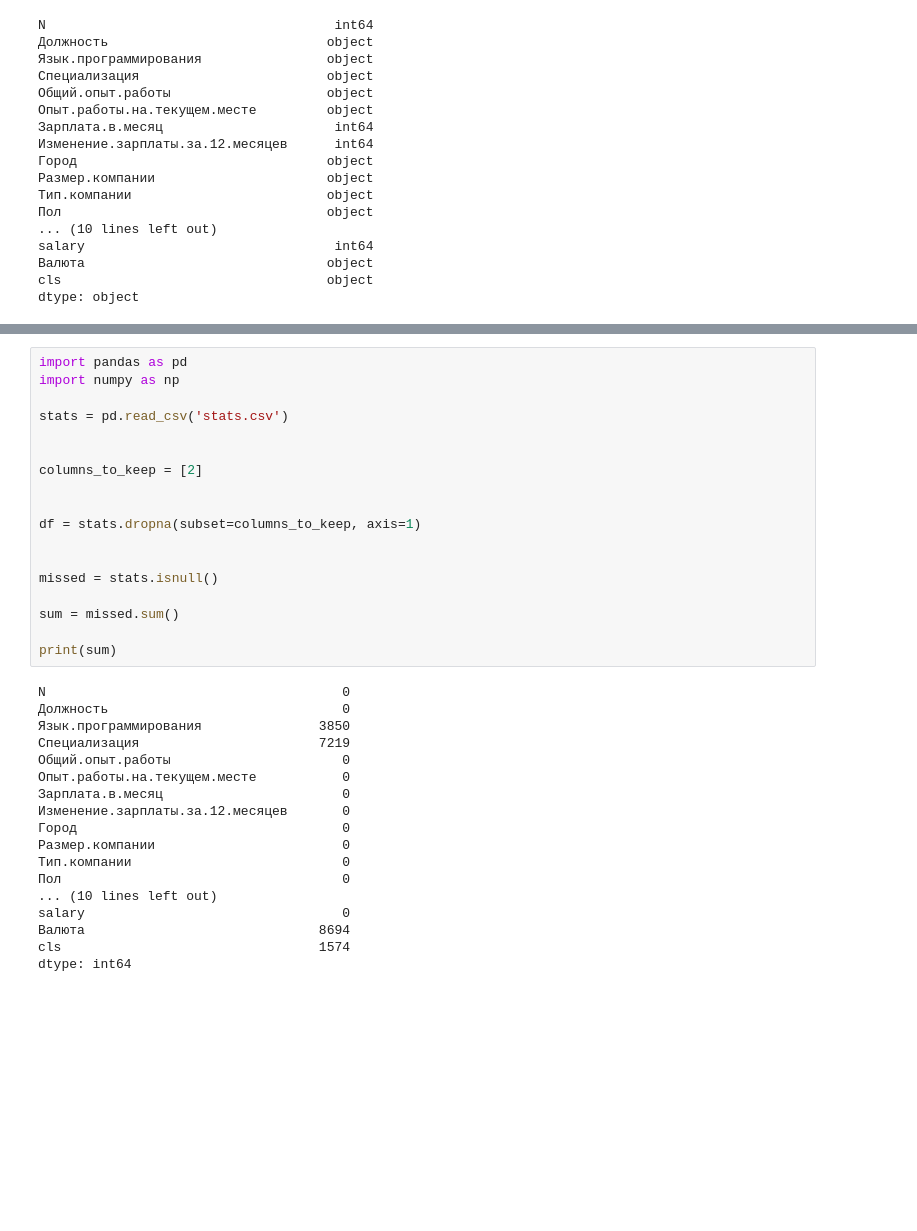
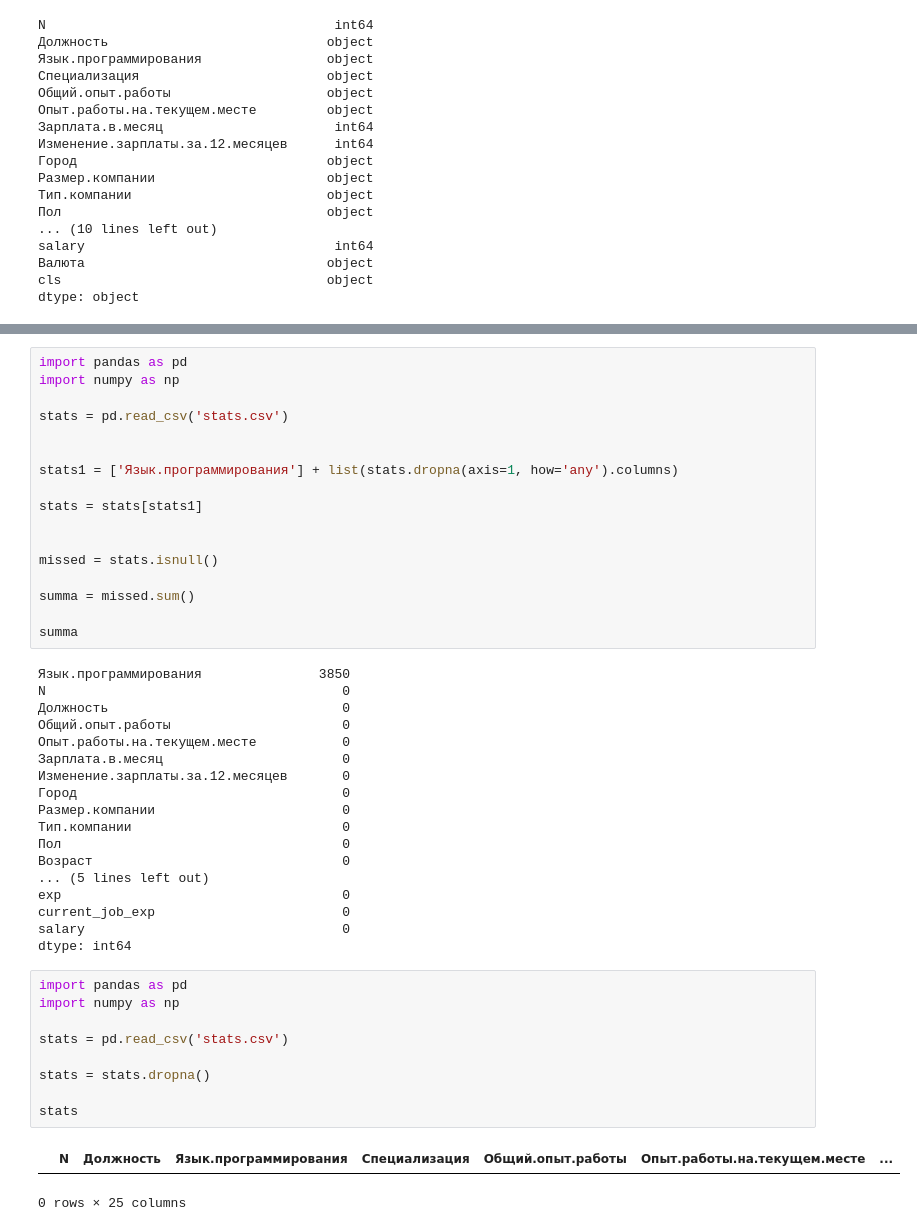
Before and after one commit to RomanTutskyi/Hw2, a Jupyter notebook: Hw2.2.ipynb, the cells around one changed output, grey strips where cells are left out. Cells and saved outputs as stored; diff of their text form; blank space fills up the shorter version.

```diff
--- a/Hw2.2.ipynb
+++ b/Hw2.2.ipynb
@@ -143,22 +149,20 @@ import numpy as np
 stats = pd.read_csv('stats.csv')
 
 
-columns_to_keep = [2]
+stats1 = ['Язык.программирования'] + list(stats.dropna(axis=1, how='any').columns)
 
-
-df = stats.dropna(subset=columns_to_keep, axis=1)
+stats = stats[stats1]
 
 
 missed = stats.isnull()
 
-sum = missed.sum()
+summa = missed.sum()
 
-print(sum)
+summa
 # %% [output]
+Язык.программирования               3850
 N                                      0
 Должность                              0
-Язык.программирования               3850
-Специализация                       7219
 Общий.опыт.работы                      0
 Опыт.работы.на.текущем.месте           0
 Зарплата.в.месяц                       0
@@ -167,8 +171,21 @@ N                                      0
 Размер.компании                        0
 Тип.компании                           0
 Пол                                    0
-... (10 lines left out)
+Возраст                                0
+... (5 lines left out)
+exp                                    0
+current_job_exp                        0
 salary                                 0
-Валюта                              8694
-cls                                 1574
 dtype: int64
+# %%
+import pandas as pd
+import numpy as np
+
+stats = pd.read_csv('stats.csv')
+
+stats = stats.dropna()
+
+stats
+# %% [output]
+|  | N | Должность | Язык.программирования | Специализация | Общий.опыт.работы | Опыт.работы.на.текущем.месте | ... |
+0 rows × 25 columns
```
Also changed, not shown: parts of 9 cells of this notebook, 1 other file.
